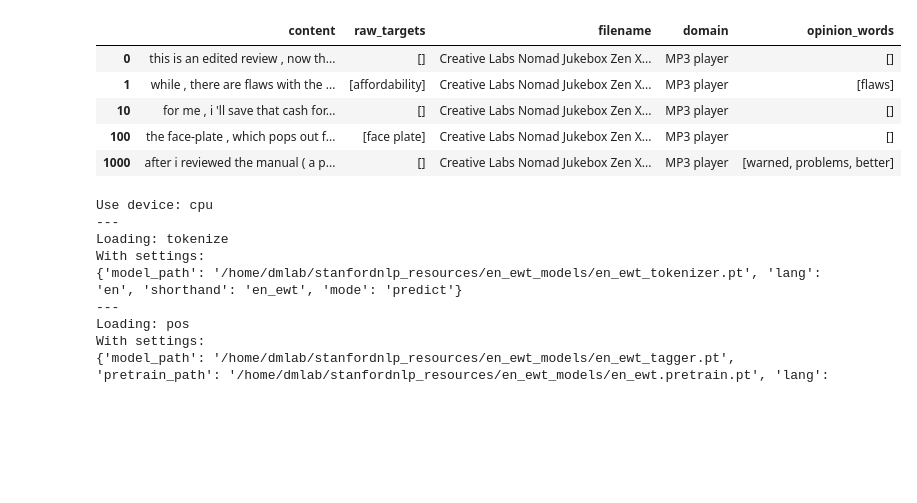
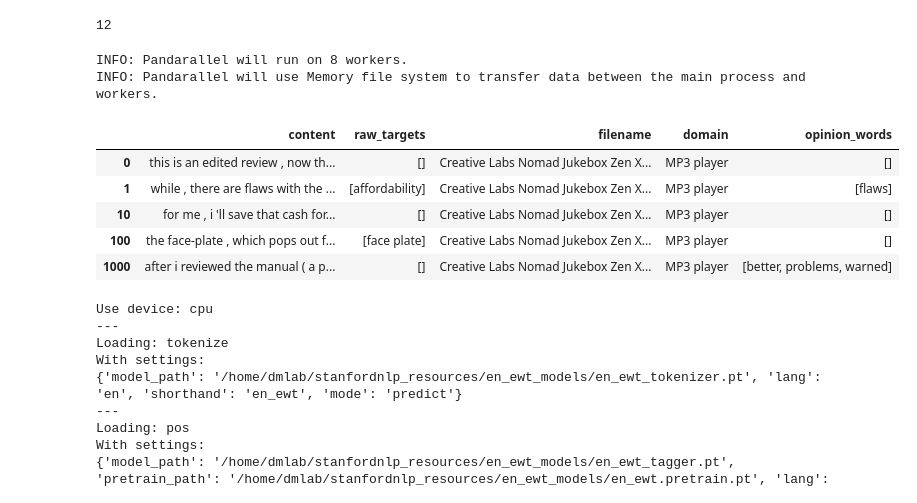
Before and after one commit to sophia-jihye/target-extraction, a Jupyter notebook: source/sample code for target extraction.ipynb, the cells around one changed output. Cells and saved outputs as stored; diff of their text form; code cells hidden in the pictures; blank space fills up the shorter version.

Commit message:
multiprocessing

```diff
--- a/source/sample code for target extraction.ipynb
+++ b/source/sample code for target extraction.ipynb
@@ -0,0 +1,5 @@
+# %%
+import multiprocessing as mp
+mp.cpu_count()
+# %% [output]
+12
@@ -1,24 +12,29 @@
 # %%
 from config import parameters
 import pandas as pd
+from pandarallel import pandarallel
+pandarallel.initialize(nb_workers=8, progress_bar=True)
 
 def match_opinion_words(content, opinion_word_lexicon):
     opinion_words = []
     for opinion in opinion_word_lexicon:
         for token in content.split():
             if token == opinion: opinion_words.append(token)
     return list(set(opinion_words))
 
 df = pd.read_json(parameters.data_filepath)
 opinion_word_lexicon = [item for sublist in pd.read_json(parameters.lexicon_filepath).values for item in sublist]
-df['opinion_words'] = df.apply(lambda x: match_opinion_words(x['content'], opinion_word_lexicon), axis=1)
-df.head()
+df['opinion_words'] = df.parallel_apply(lambda x: match_opinion_words(x['content'], opinion_word_lexicon), axis=1)
+domain_df = df[df['domain']==df['domain'].unique()[0]]
+domain_df.head()
 # %% [output]
+INFO: Pandarallel will run on 8 workers.
+INFO: Pandarallel will use Memory file system to transfer data between the main process and workers.
 |  | content | raw_targets | filename | domain | opinion_words |
 | 0 | this is an edited review , now th... | [] | Creative Labs Nomad Jukebox Zen X... | MP3 player | [] |
 | 1 | while , there are flaws with the ... | [affordability] | Creative Labs Nomad Jukebox Zen X... | MP3 player | [flaws] |
 | 10 | for me , i 'll save that cash for... | [] | Creative Labs Nomad Jukebox Zen X... | MP3 player | [] |
 | 100 | the face-plate , which pops out f... | [face plate] | Creative Labs Nomad Jukebox Zen X... | MP3 player | [] |
-| 1000 | after i reviewed the manual ( a p... | [] | Creative Labs Nomad Jukebox Zen X... | MP3 player | [warned, problems, better] |
+| 1000 | after i reviewed the manual ( a p... | [] | Creative Labs Nomad Jukebox Zen X... | MP3 player | [better, problems, warned] |
 # %%
 import stanfordnlp
```
Also changed, not shown: parts of 7 cells of this notebook, 3 other files.
